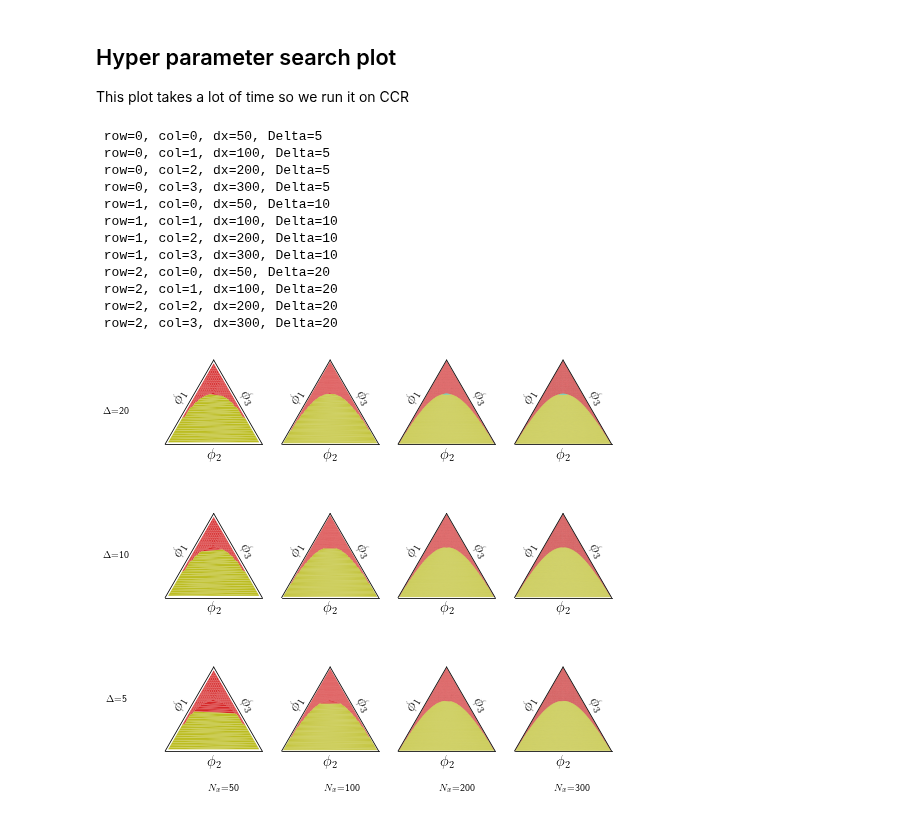
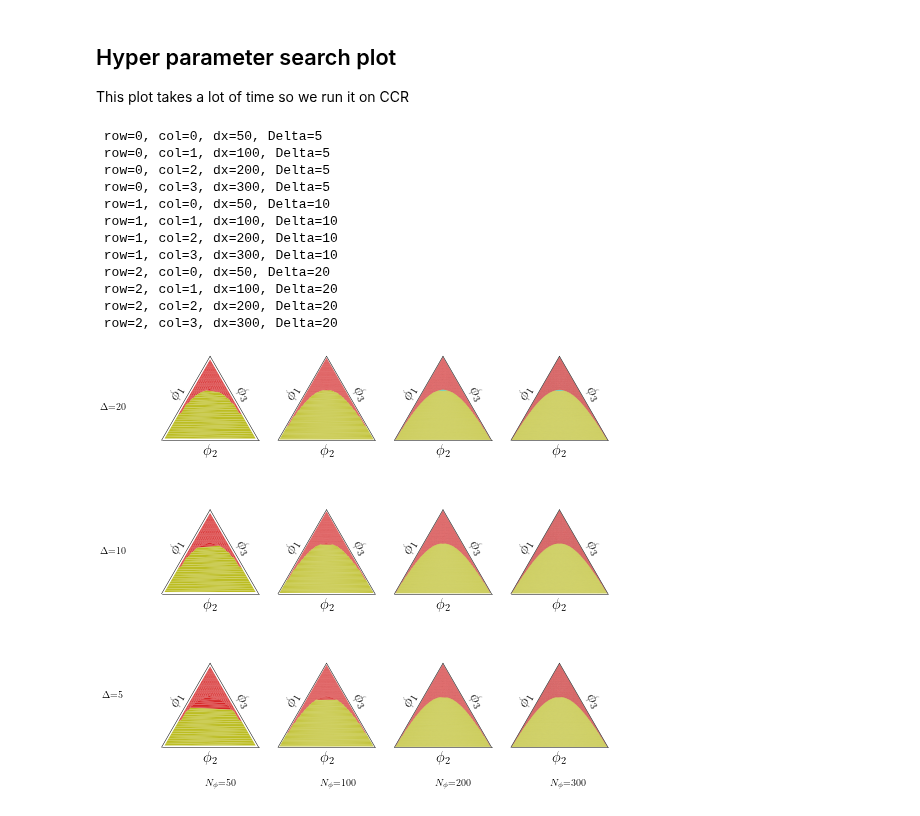
Before and after one commit to kiranvad/polyphase, a Jupyter notebook: notebooks/[Final] figures and data.ipynb, the cells around one changed output. Saved outputs shown, nothing was run; the diff lists cells and outputs as text; code cells hidden in the pictures.

```diff
--- a/notebooks/[Final] figures and data.ipynb
+++ b/notebooks/[Final] figures and data.ipynb
@@ -6,8 +9,10 @@ import numpy as np
 import polyphase as phase
 import matplotlib.pyplot as plt
 plt.rcParams.update({
-    "text.usetex": True}
+    "text.usetex": True, "font.size":15}
 )
+
+plt.style.use('science')
 # %%
 SAVE_FIGS = False
 MPL_INTERACTIVE = False
@@ -321,33 +329,33 @@ col_spacing = [1/5,2/5,3/5,4/5]
 for i,Delta in enumerate(Deltas_row):
         fig.text(0.04, row_spacing[i], r'$\Delta$={}'.format(Delta), ha='center')
 for j, dx in enumerate(dxs_col):
-        fig.text(col_spacing[j],0.1,  r'$N_x$={}'.format(dx), va='center')
+        fig.text(col_spacing[j],0.1,  r'$N_{\phi}$'+'={}'.format(dx), va='center')
 
 for i,Delta in enumerate(Deltas_row):
     for j, dx in enumerate(dxs_col):
         engine = polyphase.PHASE(f,dx,3)
         engine.compute(use_parallel=False, verbose=False,
                        thresh_scale=Delta, lift_label=True)
         render = polyphase.TernaryPlot(engine)
         ax, cbar = render.plot_simplices(ax=axs[i,j])
         ax.taxis.set_tick_params(which='both', bottom=False, top=False, labelbottom=False)
         ax.laxis.set_tick_params(which='both', bottom=False, top=False, labelbottom=False)
         ax.raxis.set_tick_params(which='both', bottom=False, top=False, labelbottom=False)
         cbar.remove()
         print(' row={}, col={}, dx={}, Delta={}'.format(i,j, dx, Delta))
 
 plt.savefig('../figures/final/hyperparams.png', dpi=400, bbox_inches='tight')
 # %% [output]
  row=0, col=0, dx=50, Delta=5
  row=0, col=1, dx=100, Delta=5
  row=0, col=2, dx=200, Delta=5
  row=0, col=3, dx=300, Delta=5
  row=1, col=0, dx=50, Delta=10
  row=1, col=1, dx=100, Delta=10
  row=1, col=2, dx=200, Delta=10
  row=1, col=3, dx=300, Delta=10
  row=2, col=0, dx=50, Delta=20
  row=2, col=1, dx=100, Delta=20
  row=2, col=2, dx=200, Delta=20
  row=2, col=3, dx=300, Delta=20
-[figure, old version]
+[figure, new version]
```
Also changed, not shown: parts of 9 cells of this notebook, 5 other files.
